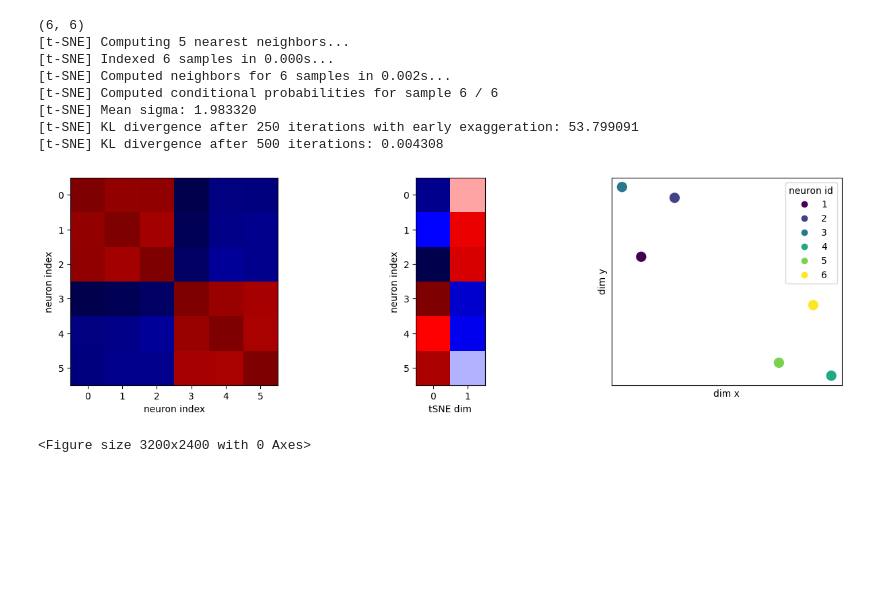
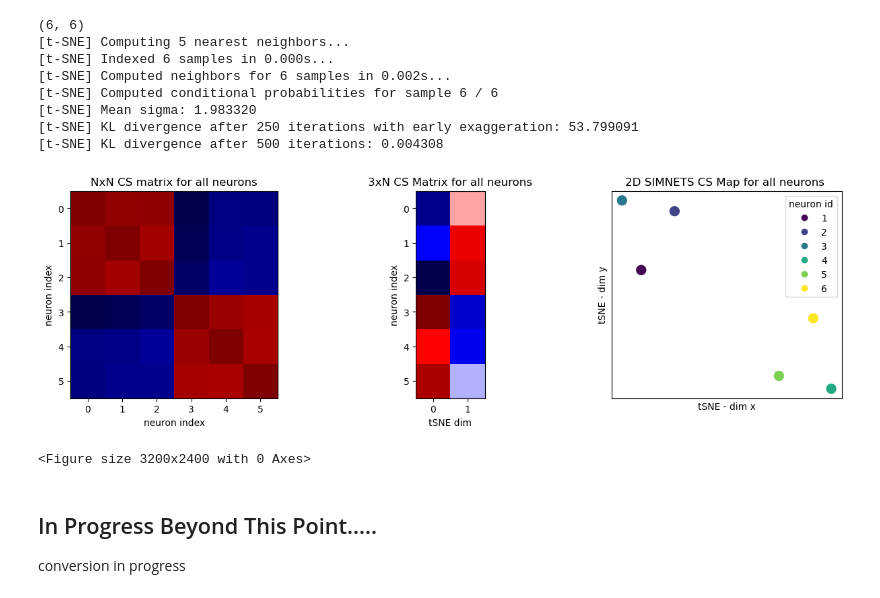
Before and after one commit to JBHynes/Juypter-Notebook-Tutorials, a Jupyter notebook: SIMNETS_Py_demo_simData.ipynb, the cells around one changed output. Cells and saved outputs as stored; diff of their text form; code cells hidden in the pictures; blank space fills up the shorter version.

```diff
--- a/SIMNETS_Py_demo_simData.ipynb
+++ b/SIMNETS_Py_demo_simData.ipynb
@@ -218,34 +233,40 @@ cs_lowdim = tsne.fit_transform(cs_matrix)
 # %%
 from sklearn.manifold import TSNE
 import seaborn as sns
 import pandas as pd
 neuronid = [ 1, 2, 3, 4, 5, 6]
 
-# Plotting: high matrices
+# Plotting: NxN CS matrices
 fig1, axs1 = plt.subplots(1,3, figsize=(7,4))
 fig1.set_figwidth(15)
 plt.figure(dpi=500)
 axs1[0].imshow(cs_matrix, cmap='seismic' )
 axs1[0].set_ylabel('neuron index')
 axs1[0].set_xlabel('neuron index')
+axs1[0].set_title('NxN CS matrix for all neurons')
 
 
 # Plotting: low-dim CS matrix
 axs1[1].imshow(cs_lowdim, cmap='seismic' )
 axs1[1].set_xlabel('tSNE dim')
 axs1[1].set_ylabel('neuron index')
+axs1[1].set_title('3xN CS Matrix for all neurons')
 
 
 # Plotting: low-dim CS map
 axs1[2].scatter(cs_lowdim[:,0], cs_lowdim[:,1], c=neuronid, s=100)
-axs1[2].set_xlabel ('dim x')
-axs1[2].set_ylabel ('dim y')
+axs1[2].set_xlabel ('tSNE - dim x')
+axs1[2].set_ylabel ('tSNE - dim y')
+axs1[2].set_title('2D SIMNETS CS Map for all neurons ')
 
 legend1 = axs1[2].legend(*[axmap.legend_elements()[0],neuronid], title="neuron id", loc='upper right')
 
 axs1[2].set_xticks([])
 axs1[2].set_yticks([])
 plt.show()
 # %% [output]
-[figure, old version]
+[figure, new version]
 <Figure size 3200x2400 with 0 Axes>
+# %% [markdown]
+## In Progress Beyond This Point.....
+conversion in progress
```
Also changed, not shown: parts of 7 cells of this notebook, 1 other file.
